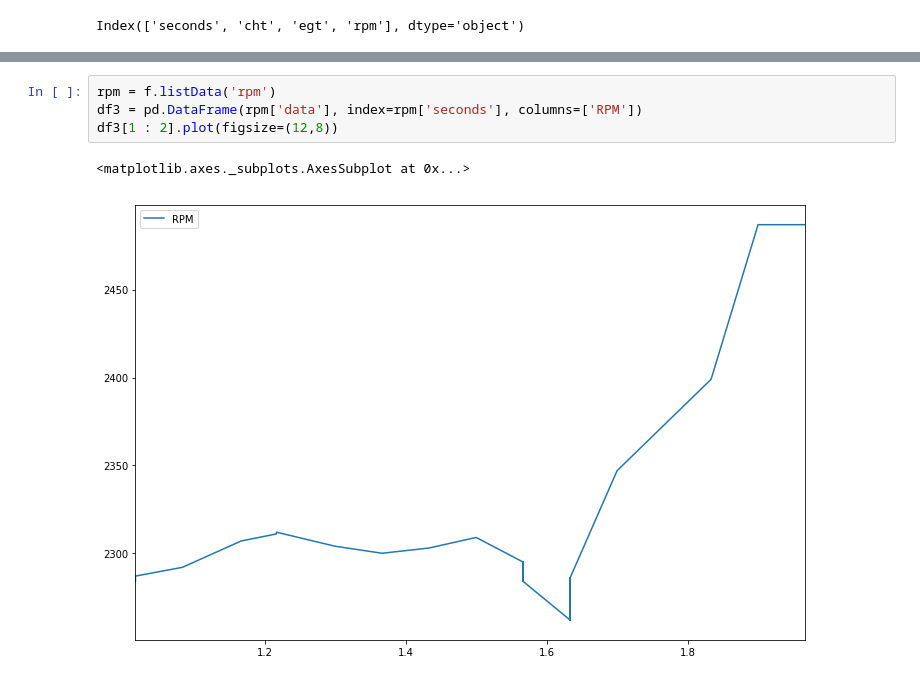
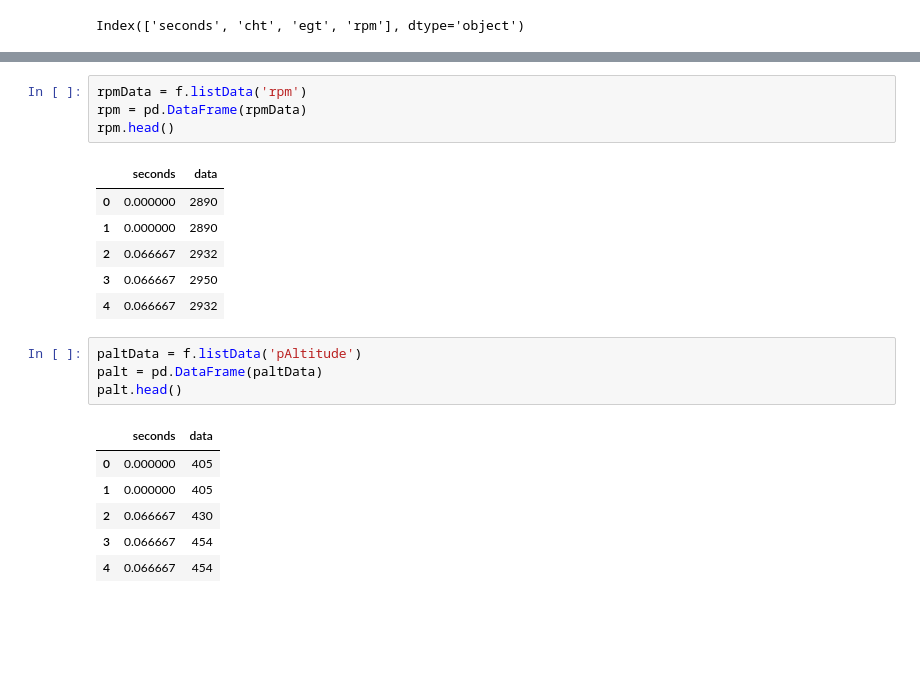
Before and after one commit to azemon/MglEfisPlotter, a Jupyter notebook: notebooks/pandas.ipynb, the cells around one changed output, grey strips where cells are left out. Cells and saved outputs as stored; diff of their text form; blank space fills up the shorter version.

```diff
--- a/notebooks/pandas.ipynb
+++ b/notebooks/pandas.ipynb
@@ -105,7 +95,22 @@ df[0:3].plot()
-# %%
-rpm = f.listData('rpm')
-df3 = pd.DataFrame(rpm['data'], index=rpm['seconds'], columns=['RPM'])
-df3[1 : 2].plot(figsize=(12,8))
-# %% [output]
-<matplotlib.axes._subplots.AxesSubplot at 0x...>
-[figure, removed]
+# %%
+rpmData = f.listData('rpm')
+rpm = pd.DataFrame(rpmData)
+rpm.head()
+# %% [output]
+|  | seconds | data |
+| 0 | 0.000000 | 2890 |
+| 1 | 0.000000 | 2890 |
+| 2 | 0.066667 | 2932 |
+| 3 | 0.066667 | 2950 |
+| 4 | 0.066667 | 2932 |
+# %%
+paltData = f.listData('pAltitude')
+palt = pd.DataFrame(paltData)
+palt.head()
+# %% [output]
+|  | seconds | data |
+| 0 | 0.000000 | 405 |
+| 1 | 0.000000 | 405 |
+| 2 | 0.066667 | 430 |
+| 3 | 0.066667 | 454 |
+| 4 | 0.066667 | 454 |
```
Also changed, not shown: parts of 8 cells of this notebook, 2 other files.
